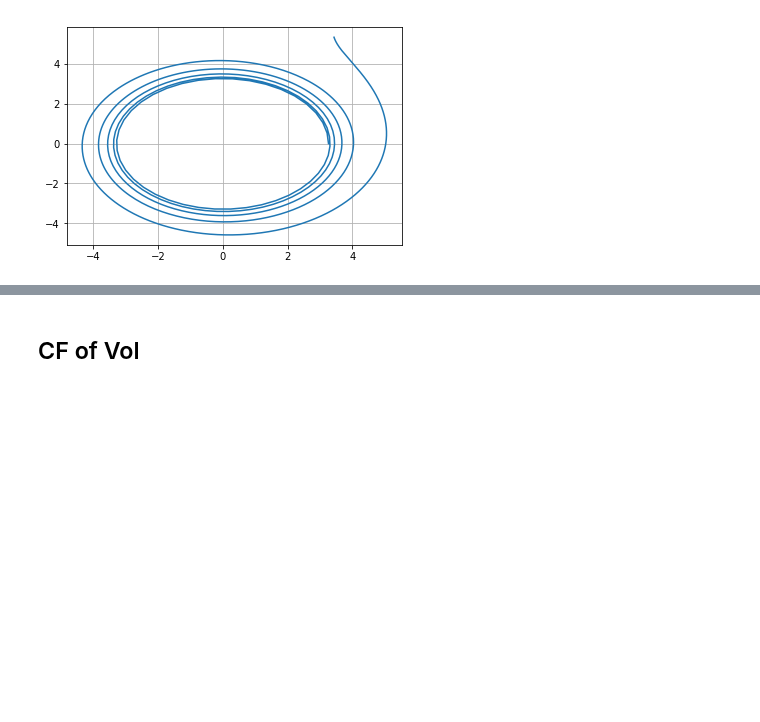
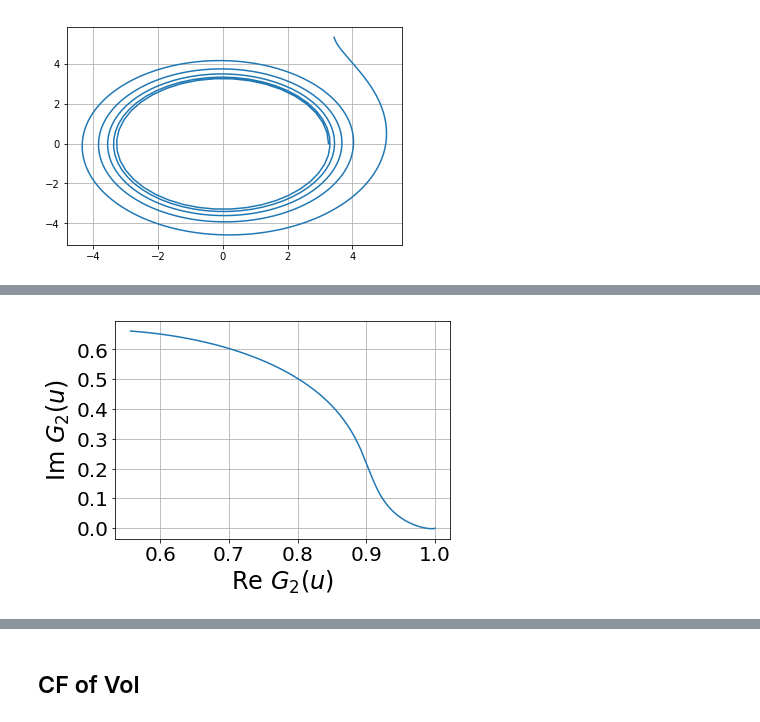
Before and after one commit to linsallyzhao/notebooks, a Jupyter notebook: Summer_project/Continuity.ipynb, the cells around one changed output, grey strips where cells are left out. Cells and saved outputs as stored; diff of their text form; code cells hidden in the pictures; blank space fills up the shorter version.

```diff
--- a/Summer_project/Continuity.ipynb
+++ b/Summer_project/Continuity.ipynb
@@ -169,10 +193,18 @@ plot_exp_negative_dtau_of_diff_u(4)
 # %%
-def plot_Gu2_of_diff_u(u_Upper, lower=0.0001, nsteps=2500):
+def plot_Gu2_of_diff_u(u_Upper, lower=0.01, nsteps=2500):
     u = np.array(np.linspace(lower, u_Upper, nsteps))
     xi, d, g1, g2, A1, A2, A, B, D = defineParts(u)
     Gu = (1 - g2*np.exp(-d*tau))/(1 - g2)
+    #Gu_log = Gu * np.log(np.log(abs(Gu))) / abs(Gu)
     plt.figure()
     plt.plot(Gu.real, Gu.imag)
+    plt.xlabel(r'Re $G_2(u)$', fontsize=24)
+    plt.ylabel(r'Im $G_2(u)}$', fontsize=24)
+    plt.xticks(fontsize=20)
+    plt.yticks(fontsize=20)
+    plt.grid()
     #plt.figure()
     #plt.plot(np.log(Gu).real, np.log(Gu).imag)
-plot_Gu2_of_diff_u(4)
+plot_Gu2_of_diff_u(500)
+# %% [output]
+[figure, added]
```
Also changed, not shown: parts of 11 cells of this notebook, 3 other files.
